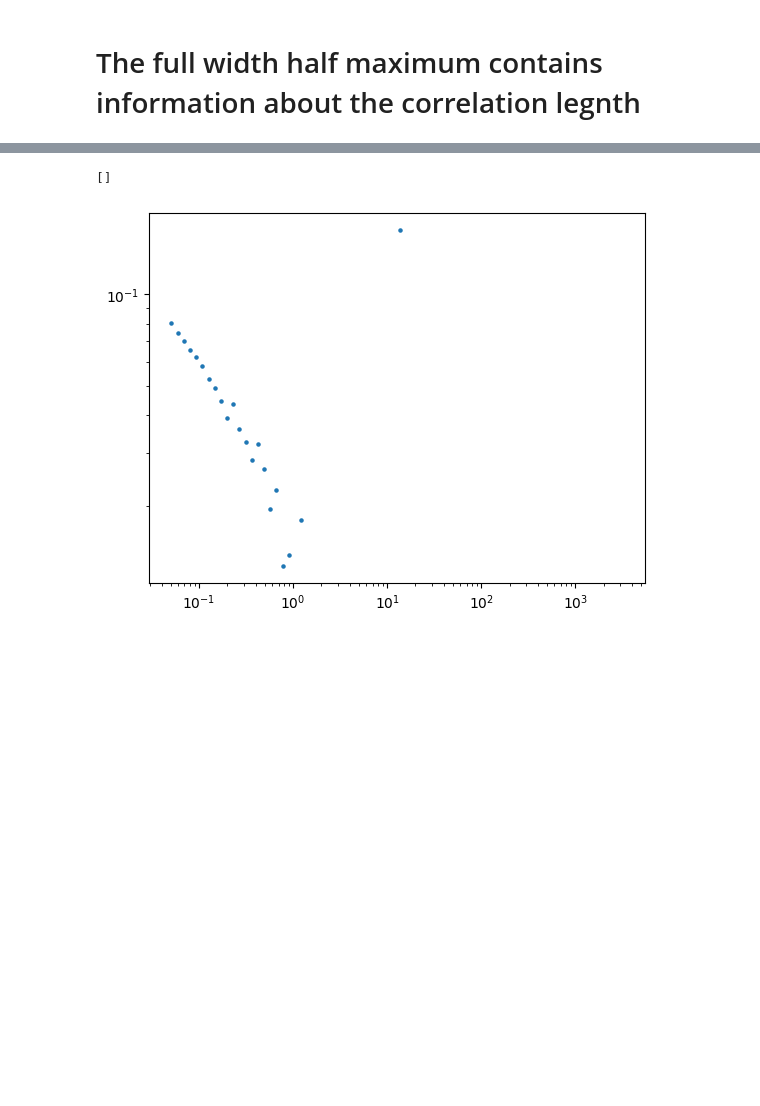
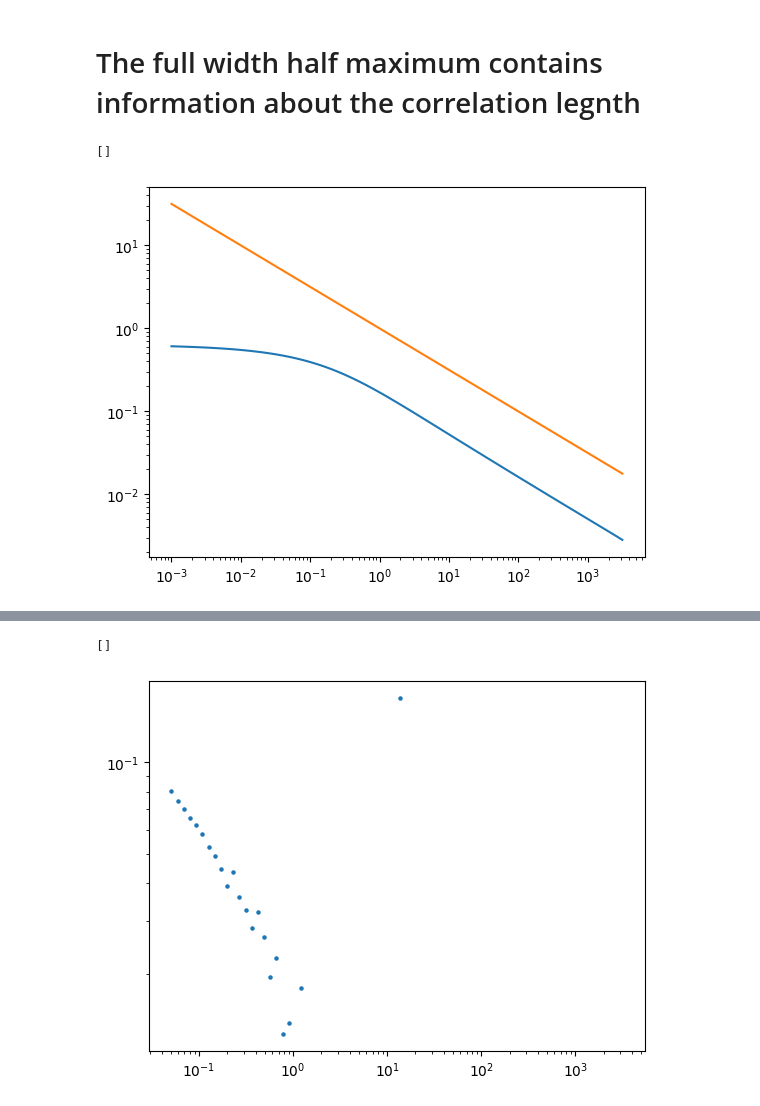
Before and after one commit to KristianMunnikhuis/subsystem_loschmidt_echo, a Jupyter notebook: scripts/October /FWHM.ipynb, the cells around one changed output, grey strips where cells are left out. Cells and saved outputs as stored; diff of their text form; code cells hidden in the pictures; blank space fills up the shorter version.

```diff
--- a/scripts/October /FWHM.ipynb
+++ b/scripts/October /FWHM.ipynb
@@ -40,2 +46,9 @@ taus = np.load("data/data_KZ_L500_t0_N100_tau1.0e-03-3.2e+03.npz")['taus']
+# %%
+plot(taus,rhos)
+plot(taus,taus**(-1/2))
+loglog()
+# %% [output]
+[]
+[figure, added]
 # %%
 plt.figure()
```
Also changed, not shown: parts of 8 cells of this notebook, 1 other file.
